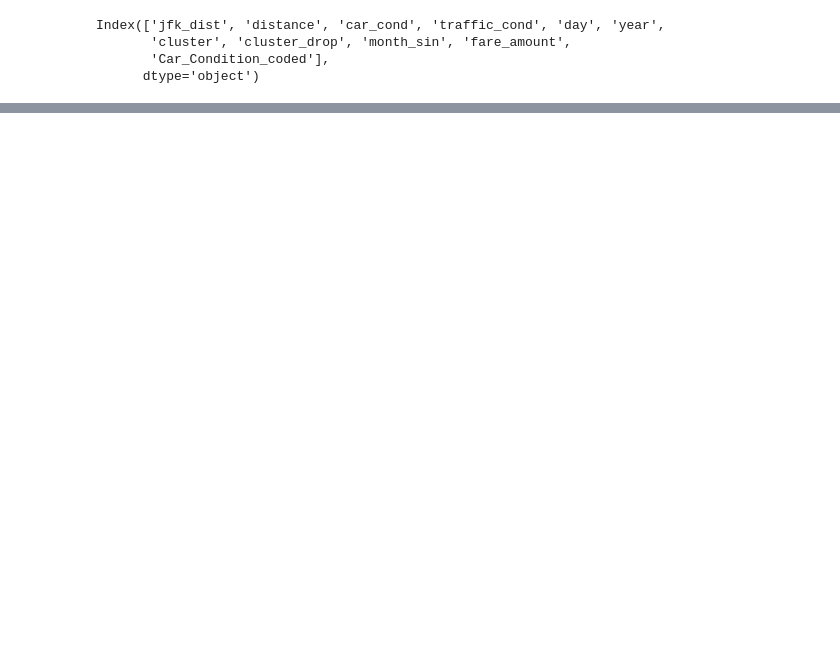
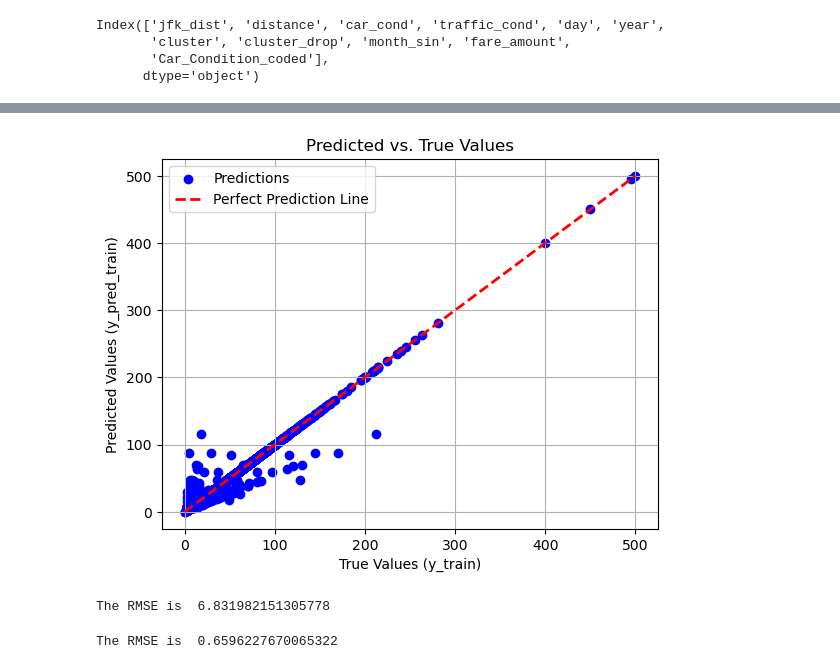
Before and after one commit to zizoisprogramming/Car-travels, a Jupyter notebook: car_travels.ipynb, the cells around one changed output, grey strips where cells are left out. Cells and saved outputs as stored; diff of their text form; code cells hidden in the pictures; blank space fills up the shorter version.

Commit message:
- Added Random Forest Classifier.

```diff
--- a/car_travels.ipynb
+++ b/car_travels.ipynb
@@ -1379,4 +1357,8 @@ DecisionTreeRegressor()
 # %%
+model = DecisionTreeRegressor()
+model.fit(X_train, y_train)
 y_pred = model.predict(X_test)
 print("The RMSE is ", np.sqrt(mean_squared_error(y_pred=y_pred, y_true= y_test)))
+y_pred_train = model.predict(X_train)
+print("The RMSE is ", np.sqrt(mean_squared_error(y_pred=y_pred_train, y_true= y_train)))
 # %% [output]
@@ -1398,0 +1382,27 @@ plt.show()
+# %%
+plt.scatter(y_train, y_pred_train, color='blue', label='Predictions')
+plt.plot([y_train.min(), y_train.max()], [y_train.min(), y_train.max()], 'r--', lw=2, label='Perfect Prediction Line')
+
+# Add labels and title
+plt.xlabel('True Values (y_train)')
+plt.ylabel('Predicted Values (y_pred_train)')
+plt.title('Predicted vs. True Values')
+plt.legend()
+plt.grid(True)
+
+# Show the plot
+plt.show()
+# %% [output]
+[figure, added]
+# %%
+model_rand = RandomForestRegressor()
+model_rand.fit(X_train, y_train)
+y_pred_rand = model.predict(X_test)
+print("The RMSE is ", np.sqrt(mean_squared_error(y_pred=y_pred_rand, y_true= y_test)))
+# %% [output]
+The RMSE is  6.831982151305778
+# %%
+y_pred_rand_train = model.predict(X_train)
+print("The RMSE is ", np.sqrt(mean_squared_error(y_pred=y_pred_rand_train, y_true= y_train)))
+# %% [output]
+The RMSE is  0.6596227670065322
```
Also changed, not shown: parts of 17 cells of this notebook.
